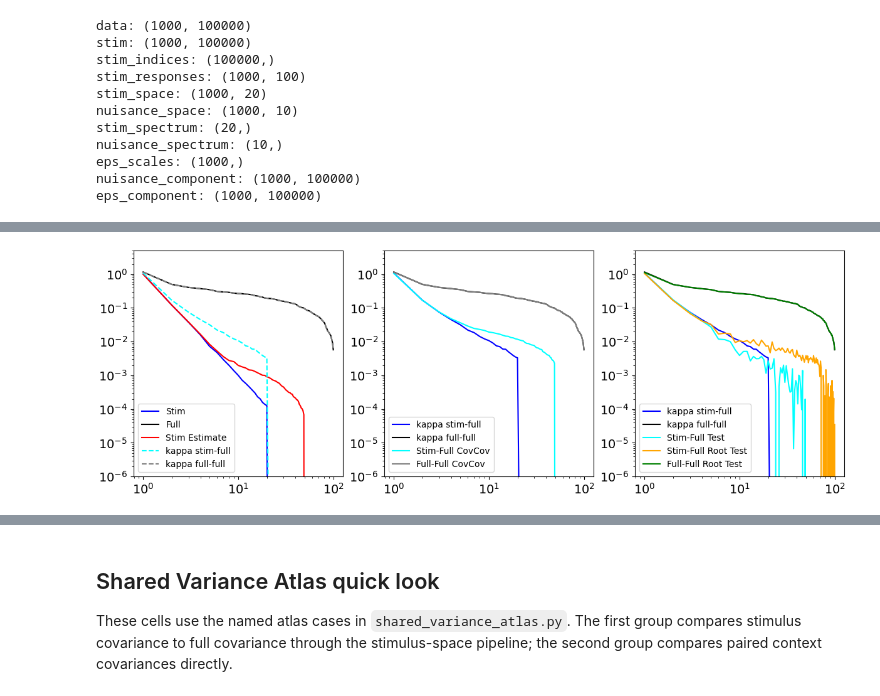
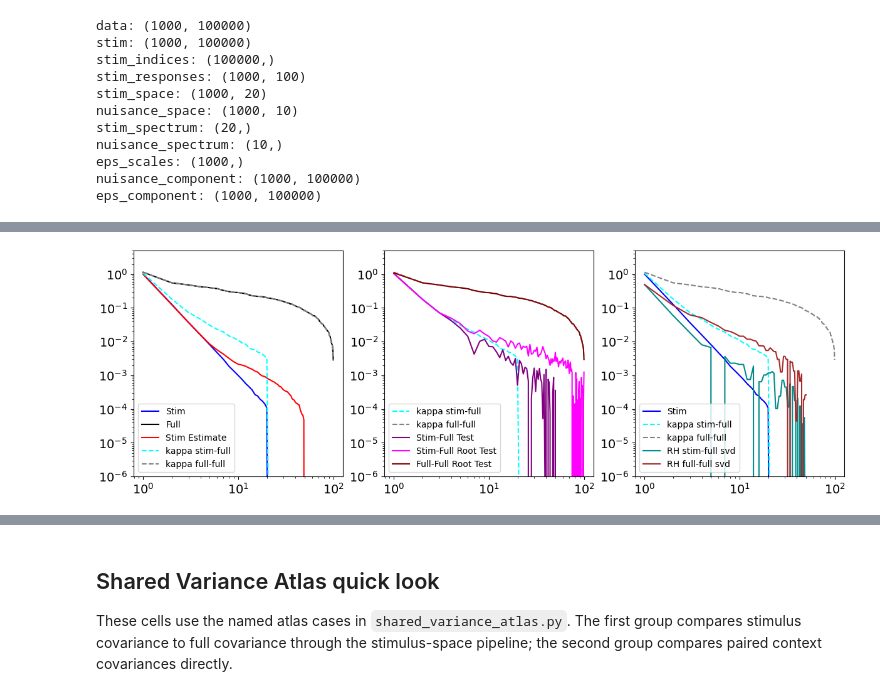
Before and after one commit to landoskape/vrAnalysis, a Jupyter notebook: dimensionality_manuscript/explore_dimensionality.ipynb, the cells around one changed output, grey strips where cells are left out. Cells and saved outputs as stored; diff of their text form; code cells hidden in the pictures.

```diff
--- a/dimensionality_manuscript/explore_dimensionality.ipynb
+++ b/dimensionality_manuscript/explore_dimensionality.ipynb
@@ -131,10 +326,15 @@ eps_component: (1000, 100000)
 # %%
 # Define "G"
 to_g = lambda x: (x - np.mean(x, axis=1, keepdims=True)) / np.sqrt(x.shape[1] - 1)
+def norm_svd(A, B):
+    return np.sqrt((A.shape[1] - 1) * (B.shape[1] - 1))
+def row_center(A):
+    return A - np.mean(A, axis=1, keepdims=True)
 
 # Do a simulation of sim <= full
+num_neurons = 100
 cfg = StimFullConfig(
-    num_neurons=100,
+    num_neurons=num_neurons,
     num_stimuli=50,
     stim_dim=20,
     alpha_stim=3.0,
@@ -154,6 +354,10 @@ data3, stim3, extras3 = generator.generate(num_samples=num_samples, rotation_ang
 data4, stim4, extras4 = generator.generate(num_samples=num_samples, rotation_angle=rotation_angle, return_extras=True)
 sigma_stim, sigma_nuisance, sigma_eps = generator.true_covariance()
 sigma_full = sigma_stim + sigma_nuisance + sigma_eps
+
+idx_neuron_permutation = np.random.permutation(num_neurons)
+idx_source = idx_neuron_permutation[:num_neurons//2]
+idx_target = idx_neuron_permutation[num_neurons//2:]
 
 print("data:", data1.shape)
 print("stim:", stim1.shape)
@@ -245,9 +449,40 @@ with Timer("Crossvalidated Cov Cov"):
     ssf_root_test = np.sum(Usf_root_train * (sf_root_kernel_test @ Vsft_root_train.T), axis=0)
     sff_root_test = np.sum(Uff_root_train * (ff_root_kernel_test @ Vfft_root_train.T), axis=0)
 
+with Timer("NoNonsense shared and cv-shared full"):
+    source_centered_stims = [row_center(sm)[idx_source] for sm in stim_means]
+    target_centered_stims = [row_center(sm)[idx_target] for sm in stim_means]
+    source_centered_datas = [row_center(dn)[idx_source] for dn in [data1, data2, data3, data4]]
+    target_centered_datas = [row_center(dn)[idx_target] for dn in [data1, data2, data3, data4]]
+
+    sf_nn_gram_train = source_centered_stims[0].T @ target_centered_datas[1] # This is (stim x samples)
+    ff_nn_gram_train = source_centered_datas[0] @ target_centered_datas[0].T # This is (neurons1 x neurons2)
+
+    U_nn_sf, svals_nn_sf, Vt_nn_sf = np.linalg.svd(sf_nn_gram_train, full_matrices=False)
+    U_nn_ff, svals_nn_ff, Vt_nn_ff = np.linalg.svd(ff_nn_gram_train, full_matrices=False)
+
+    sf_nn_gram_test = source_centered_stims[2].T @ target_centered_datas[1] # This is (stim x samples)
+    ff_nn_gram_test = source_centered_datas[1] @ target_centered_datas[1].T # This is (neurons1 x neurons2)
+
+    svals_nn_sf_test = np.sum(U_nn_sf * (sf_nn_gram_test @ Vt_nn_sf.T), axis=0) / norm_svd(source_centered_stims[2], target_centered_datas[1])
+    svals_nn_ff_test = np.sum(U_nn_ff * (ff_nn_gram_test @ Vt_nn_ff.T), axis=0) / norm_svd(source_centered_datas[1], target_centered_datas[1])
+
+with Timer("ROUND THE HOUSE"):
+    source_centered_stims = [precov(sm)[idx_source] for sm in stim_means]
+    target_centered_stims = [precov(sm)[idx_target] for sm in stim_means]
+    source_centered_datas = [precov(dn)[idx_source] for dn in [data1, data2, data3, data4]]
+    target_centered_datas = [precov(dn)[idx_target] for dn in [data1, data2, data3, data4]]
+
+    rh_ff_kernel = source_centered_datas[0] @ target_centered_datas[0].T @ target_centered_datas[1] @ source_centered_datas[1].T
+    rh_sf_kernel = source_centered_stims[0] @ target_centered_stims[0].T @ target_centered_datas[1] @ source_centered_datas[1].T
+
+    rh_ff_evals = np.linalg.eigvals(rh_ff_kernel)
+    rh_sf_evals = np.linalg.eigvals(rh_sf_kernel)
+
 
 # Plot stuff
 xv = lambda x: np.arange(len(x)) + 1
+
 plt.close('all')
 fig, ax = plt.subplots(1, 3, figsize=(12, 4), layout='constrained')
 ax[0].plot(xv(lambda_stim), lambda_stim, color='blue', label='Stim')
@@ -262,24 +497,26 @@ ax[0].set_ylim(1e-6, 5e0)
 
 sf_norm = np.sqrt((stim_mean_folds[0].shape[1] - 1) * (data3.shape[1] - 1))
 ff_norm = data3.shape[1] - 1
-ax[1].plot(xv(kappa_sf), kappa_sf, color='blue', label='kappa stim-full')
-ax[1].plot(xv(kappa_ff), kappa_ff, color='black', label='kappa full-full')
-ax[1].plot(xv(variance_stim), variance_stim, color='cyan', label='Stim-Full CovCov')
-ax[1].plot(xv(variance_full), variance_full, color='gray', label='Full-Full CovCov')
+ax[1].plot(xv(kappa_sf), kappa_sf, color='cyan', linestyle="--", label='kappa stim-full')
+ax[1].plot(xv(kappa_ff), kappa_ff, color='gray', linestyle="--", label='kappa full-full')
+ax[1].plot(xv(ssf_test), ssf_test / sf_norm, color='purple', label='Stim-Full Test')
+ax[1].plot(xv(ssf_root_test), ssf_root_test, color='magenta', label='Stim-Full Root Test')
+ax[1].plot(xv(sff_root_test), sff_root_test, color='maroon', label='Full-Full Root Test')
 ax[1].legend(fontsize=10)
 ax[1].set_xscale('log')
 ax[1].set_yscale('log')
 ax[1].set_ylim(1e-6, 5e0)
 
-ax[2].plot(xv(kappa_sf), kappa_sf, color='blue', label='kappa stim-full')
-ax[2].plot(xv(kappa_ff), kappa_ff, color='black', label='kappa full-full')
-ax[2].plot(xv(ssf_test), ssf_test / sf_norm, color='cyan', label='Stim-Full Test')
-ax[2].plot(xv(ssf_root_test), ssf_root_test, color='orange', label='Stim-Full Root Test')
-ax[2].plot(xv(sff_root_test), sff_root_test, color='green', label='Full-Full Root Test')
+ax[2].plot(xv(lambda_stim), lambda_stim, color="blue", label="Stim")
+ax[2].plot(xv(kappa_sf), kappa_sf, color='cyan', linestyle="--", label='kappa stim-full')
+ax[2].plot(xv(kappa_ff), kappa_ff, color='gray', linestyle="--", label='kappa full-full')
+ax[2].plot(xv(rh_sf_evals), np.sqrt(rh_sf_evals), color="darkcyan", label="RH stim-full svd")
+ax[2].plot(xv(rh_ff_evals), np.sqrt(rh_ff_evals), color="brown", label="RH full-full svd")
 ax[2].legend(fontsize=10)
 ax[2].set_xscale('log')
 ax[2].set_yscale('log')
 ax[2].set_ylim(1e-6, 5e0)
+
 plt.show()
 # %% [output]
 data: (100, 20000)
@@ -304 +539 @@ Crossvalidated Cov Cov || elapsed time: 0.0672 seconds
-[figure, old version]
+[figure, new version]
```
Also changed, not shown: parts of 28 cells of this notebook, 6 other files.
